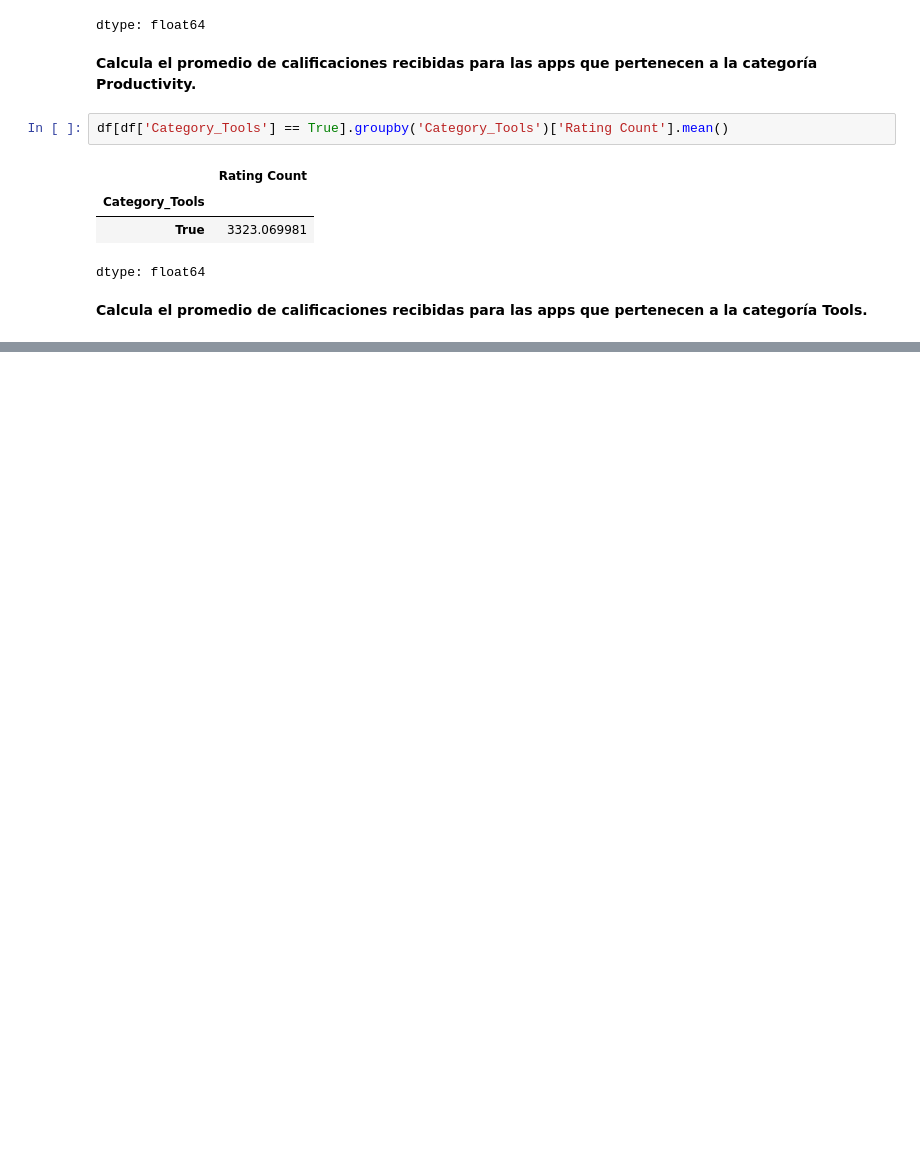
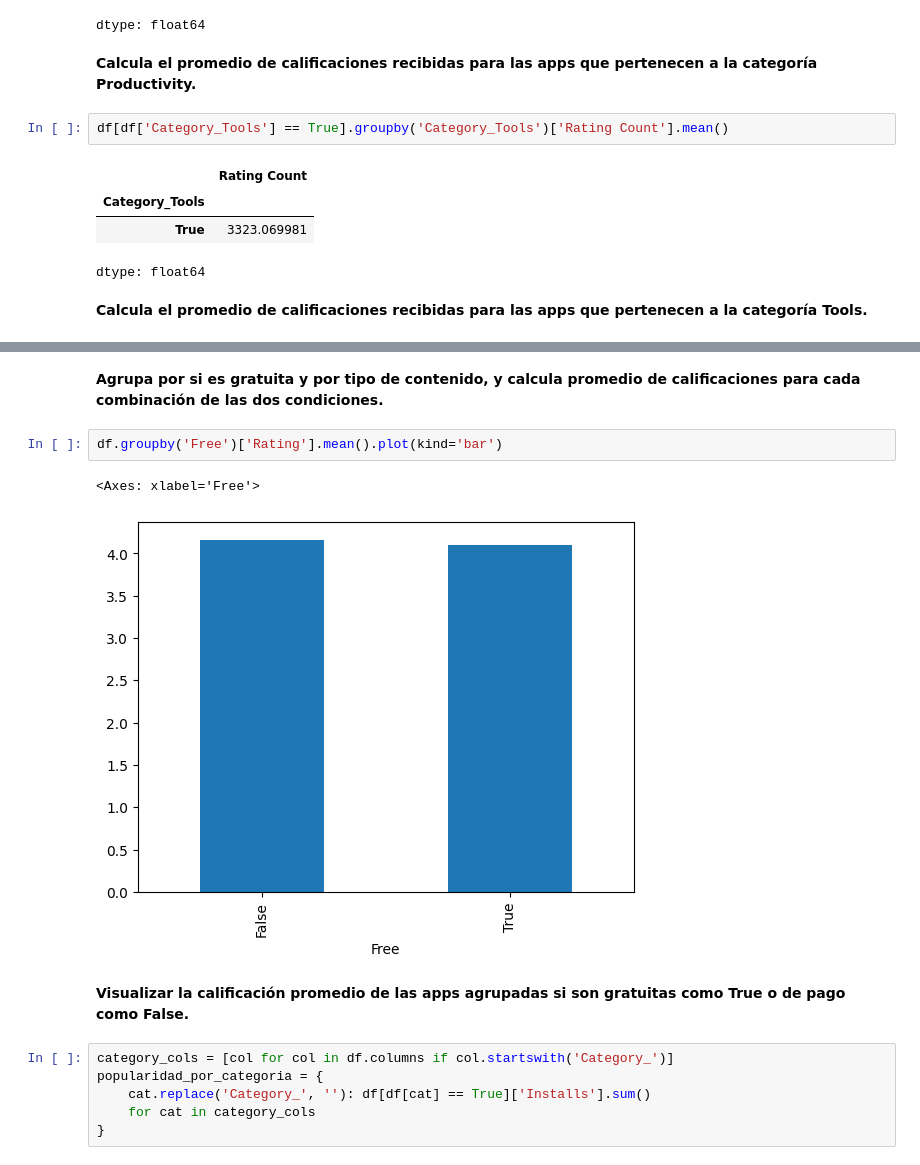
Before and after one commit to dquinonez25/TratamientoDeDatos_Tarea_Clase3, a Jupyter notebook: TratamientoDeDatos_TareaClase3.ipynb, the cells around one changed output, grey strips where cells are left out. Saved outputs shown, nothing was run; the diff lists cells and outputs as text; blank space fills up the shorter version.

```diff
--- a/TratamientoDeDatos_TareaClase3.ipynb
+++ b/TratamientoDeDatos_TareaClase3.ipynb
@@ -256,0 +267,15 @@ dtype: float64
+# %% [markdown]
+**Agrupa por si es gratuita y por tipo de contenido, y calcula promedio de calificaciones para cada combinación de las dos condiciones.**
+# %%
+df.groupby('Free')['Rating'].mean().plot(kind='bar')
+# %% [output]
+<Axes: xlabel='Free'>
+[figure, added]
+# %% [markdown]
+**Visualizar la calificación promedio de las apps agrupadas si son gratuitas como True o de pago como False.**
+# %%
+category_cols = [col for col in df.columns if col.startswith('Category_')]
+popularidad_por_categoria = {
+    cat.replace('Category_', ''): df[df[cat] == True]['Installs'].sum()
+    for cat in category_cols
+}
```
Also changed, not shown: parts of 4 cells of this notebook.
